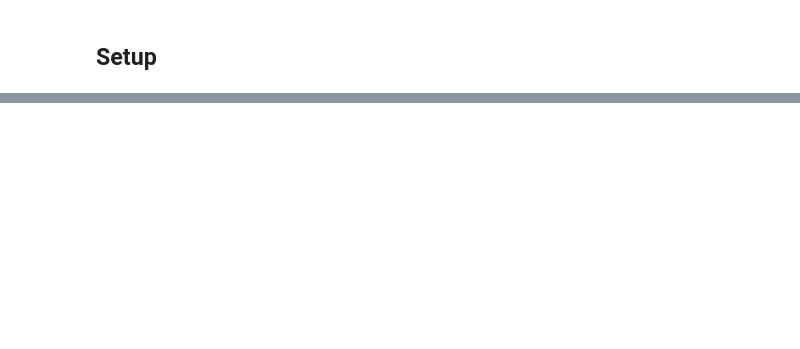
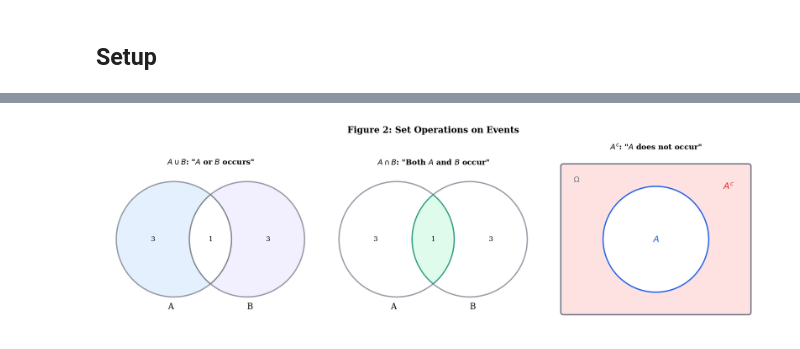
Before and after one commit to jonx0037/formalStatistics, a Jupyter notebook: notebooks/sample-spaces/01_sample_spaces_events_axioms.ipynb, the cells around one changed output, grey strips where cells are left out. Drawn from its saved outputs; the diff is of its cells as text; code cells hidden in the pictures; blank space fills up the shorter version.

```diff
--- a/notebooks/sample-spaces/01_sample_spaces_events_axioms.ipynb
+++ b/notebooks/sample-spaces/01_sample_spaces_events_axioms.ipynb
@@ -52,0 +220,57 @@ import numpy as npimport matplotlib.pyplot as pltfrom matplotlib.gridspec import
+# %%
+# ── Figure 2: Venn diagram of set operations ─────────────────────────────────
+
+fig, axes = plt.subplots(1, 3, figsize=(15, 4.5))
+
+# Panel 1: A ∪ B
+ax = axes[0]
+v = venn2(subsets=(3, 3, 1), set_labels=('A', 'B'), ax=ax,
+          set_colors=(C['lt_blue'], C['lt_purple']),
+          alpha=0.7)
+for pid in ['10', '01', '11']:
+    if v.get_patch_by_id(pid):
+        v.get_patch_by_id(pid).set_edgecolor(C['muted'])
+        v.get_patch_by_id(pid).set_linewidth(2)
+ax.set_title('$A \cup B$: "$A$ or $B$ occurs"', fontsize=12)
+
+# Panel 2: A ∩ B
+ax = axes[1]
+v = venn2(subsets=(3, 3, 1), set_labels=('A', 'B'), ax=ax,
+          set_colors=('white', 'white'),
+          alpha=0.7)
+for pid in ['10', '01']:
+    if v.get_patch_by_id(pid):
+        v.get_patch_by_id(pid).set_facecolor('white')
+        v.get_patch_by_id(pid).set_edgecolor(C['muted'])
+        v.get_patch_by_id(pid).set_linewidth(2)
+if v.get_patch_by_id('11'):
+    v.get_patch_by_id('11').set_facecolor(C['lt_green'])
+    v.get_patch_by_id('11').set_edgecolor(C['accent'])
+    v.get_patch_by_id('11').set_linewidth(2)
+ax.set_title('$A \cap B$: "Both $A$ and $B$ occur"', fontsize=12)
+
+# Panel 3: A^c
+ax = axes[2]
+# Draw sample space rectangle
+rect = FancyBboxPatch((-0.7, -0.55), 1.4, 1.1, boxstyle="round,pad=0.02",
+                      facecolor=C['lt_red'], edgecolor=C['muted'], linewidth=2)
+ax.add_patch(rect)
+circle = Circle((0, 0), 0.4, facecolor='white', edgecolor=C['primary'], linewidth=2)
+ax.add_patch(circle)
+ax.text(0, 0, '$A$', ha='center', va='center', fontsize=14, color=C['primary'],
+        fontweight='bold')
+ax.text(0.55, 0.4, '$A^c$', ha='center', va='center', fontsize=14, color=C['danger'],
+        fontweight='bold')
+ax.text(-0.6, 0.45, '$\Omega$', ha='center', va='center', fontsize=12, color=C['muted'])
+ax.set_xlim(-0.8, 0.8)
+ax.set_ylim(-0.65, 0.65)
+ax.set_aspect('equal')
+ax.axis('off')
+ax.set_title('$A^c$: "$A$ does not occur"', fontsize=12)
+
+plt.suptitle('Figure 2: Set Operations on Events', fontsize=14, fontweight='bold', y=1.02)
+plt.tight_layout()
+plt.savefig('event-set-operations.png', dpi=150, bbox_inches='tight')
+plt.show()
+# %% [output]
+[figure, added]
```
Also changed, not shown: parts of 48 cells of this notebook, 30 other files.
